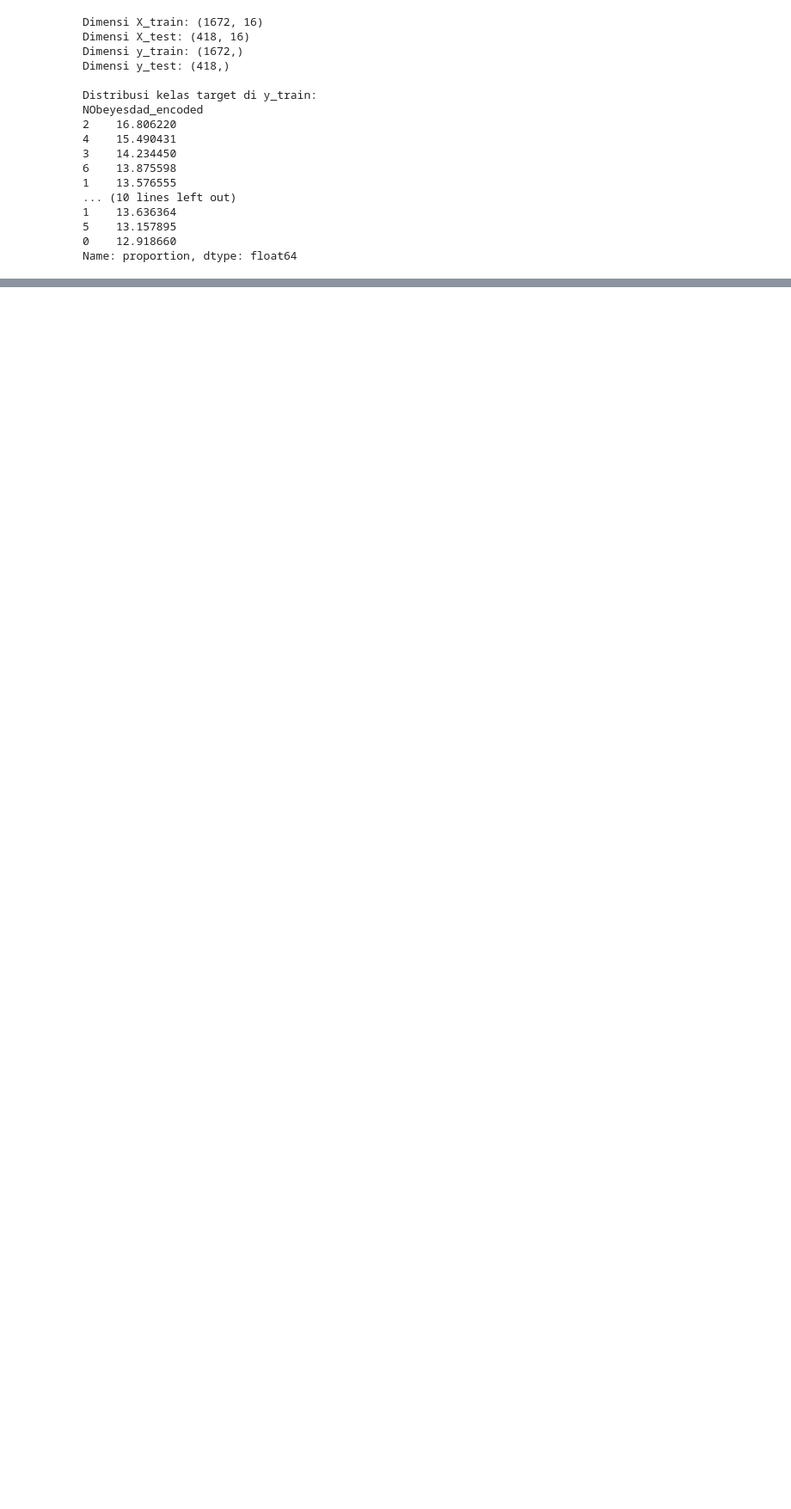
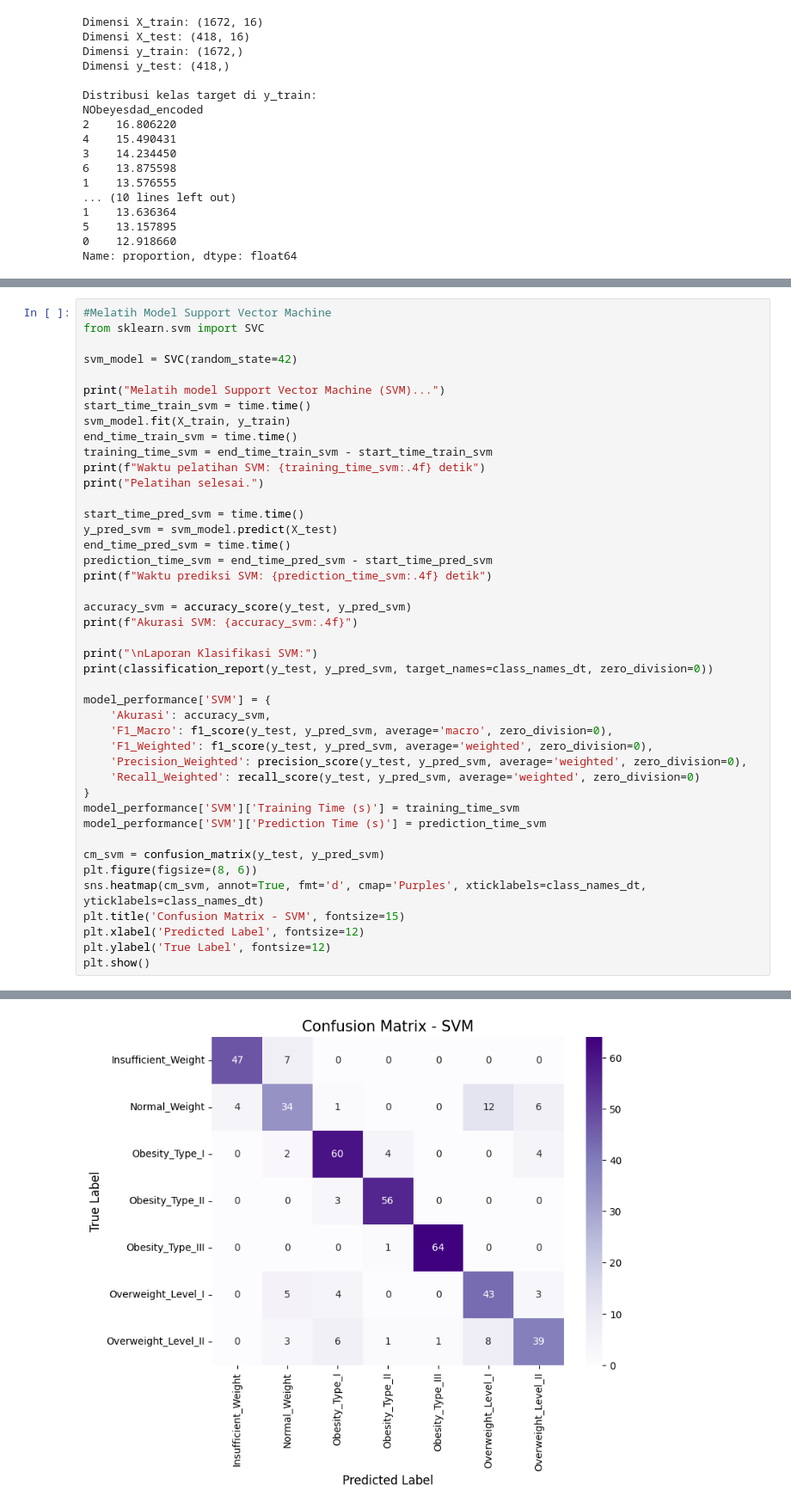
Before and after one commit to renji710/CapstoneUAS_BengkelKoding, a Jupyter notebook: Capstone_UAS.ipynb, the cells around one changed output, grey strips where cells are left out. Shown at 86% size. Cells and saved outputs as stored; diff of their text form; blank space fills up the shorter version.

```diff
--- a/Capstone_UAS.ipynb
+++ b/Capstone_UAS.ipynb
@@ -775,0 +924,44 @@ Performa Decision Tree (untuk tabel perbandingan nanti): {'Akurasi': 0.913875598
+# %%
+#Melatih Model Support Vector Machine
+from sklearn.svm import SVC
+
+svm_model = SVC(random_state=42)
+
+print("Melatih model Support Vector Machine (SVM)...")
+start_time_train_svm = time.time()
+svm_model.fit(X_train, y_train)
+end_time_train_svm = time.time()
+training_time_svm = end_time_train_svm - start_time_train_svm
+print(f"Waktu pelatihan SVM: {training_time_svm:.4f} detik")
+print("Pelatihan selesai.")
+
+start_time_pred_svm = time.time()
+y_pred_svm = svm_model.predict(X_test)
+end_time_pred_svm = time.time()
+prediction_time_svm = end_time_pred_svm - start_time_pred_svm
+print(f"Waktu prediksi SVM: {prediction_time_svm:.4f} detik")
+
+accuracy_svm = accuracy_score(y_test, y_pred_svm)
+print(f"Akurasi SVM: {accuracy_svm:.4f}")
+
+print("\nLaporan Klasifikasi SVM:")
+print(classification_report(y_test, y_pred_svm, target_names=class_names_dt, zero_division=0))
+
+model_performance['SVM'] = {
+    'Akurasi': accuracy_svm,
+    'F1_Macro': f1_score(y_test, y_pred_svm, average='macro', zero_division=0),
+    'F1_Weighted': f1_score(y_test, y_pred_svm, average='weighted', zero_division=0),
+    'Precision_Weighted': precision_score(y_test, y_pred_svm, average='weighted', zero_division=0),
+    'Recall_Weighted': recall_score(y_test, y_pred_svm, average='weighted', zero_division=0)
+}
+model_performance['SVM']['Training Time (s)'] = training_time_svm
+model_performance['SVM']['Prediction Time (s)'] = prediction_time_svm
+
+cm_svm = confusion_matrix(y_test, y_pred_svm)
+plt.figure(figsize=(8, 6))
+sns.heatmap(cm_svm, annot=True, fmt='d', cmap='Purples', xticklabels=class_names_dt, yticklabels=class_names_dt)
+plt.title('Confusion Matrix - SVM', fontsize=15)
+plt.xlabel('Predicted Label', fontsize=12)
+plt.ylabel('True Label', fontsize=12)
+plt.show()
+# %% [output]
@@ -775,0 +988 @@ Performa Decision Tree (untuk tabel perbandingan nanti): {'Akurasi': 0.913875598
+[figure, added]
```
Also changed, not shown: parts of 15 cells of this notebook, 4 other files.
